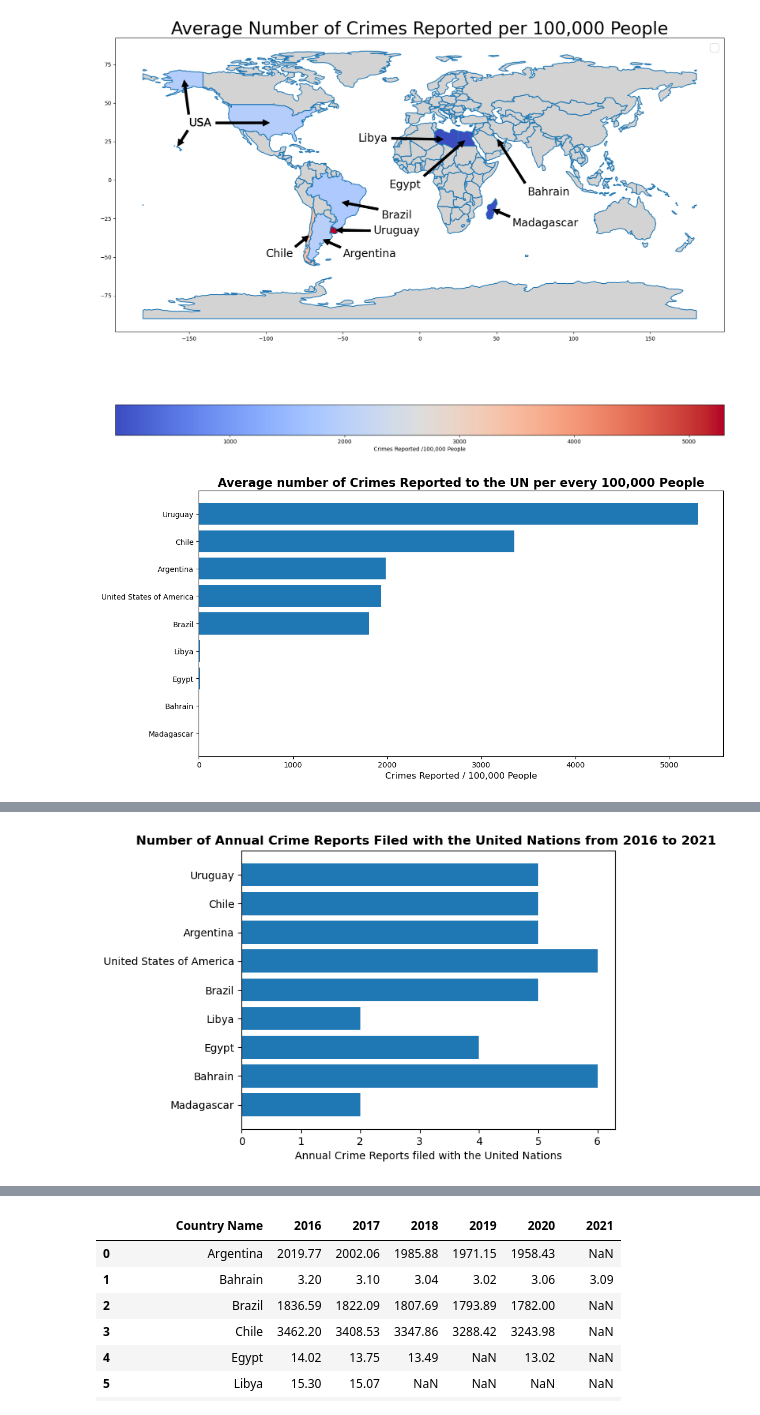
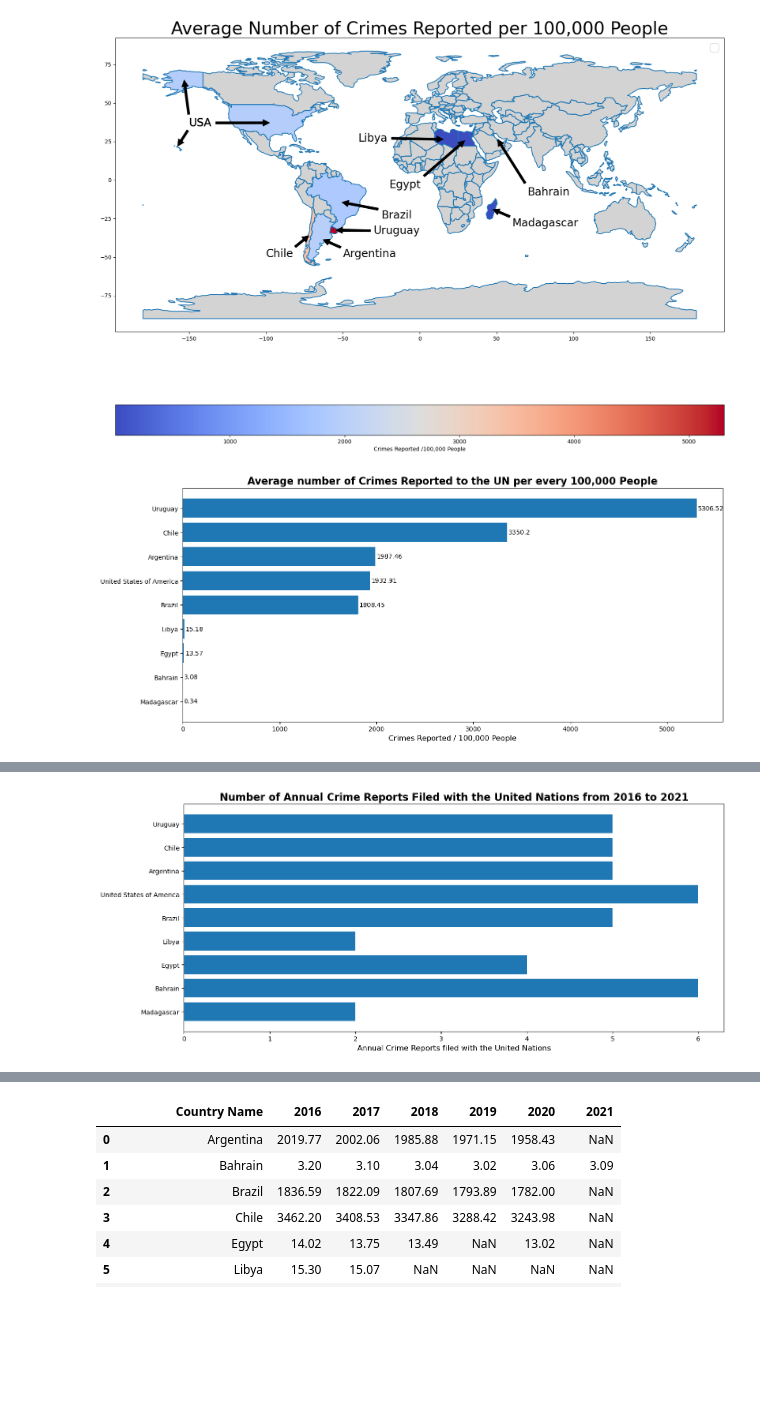
Before and after one commit to mnaffziger/project-one, a Jupyter notebook: Notebooks/UN_crime_vis_charts.ipynb, the cells around one changed output, grey strips where cells are left out. Saved outputs shown, nothing was run; the diff lists cells and outputs as text; code cells hidden in the pictures; blank space fills up the shorter version.

```diff
--- a/Notebooks/UN_crime_vis_charts.ipynb
+++ b/Notebooks/UN_crime_vis_charts.ipynb
@@ -150,22 +151,22 @@ No artists with labels found to put in legend.  Note that artists whose label st
 # %%
 # Create horizontal bar chart to show distribution of average crime reports
 # Ref: https://matplotlib.org/stable/gallery/text_labels_and_annotations/text_commands.html
 crimes = high_lvl_crimerate_summary['Average Crimes Committed /100,000 People']
 countries = high_lvl_crimerate_summary['Country Name']
 
-fig, ax = plt.subplots(figsize=(12,6), layout = 'tight')
-ax.barh(countries,crimes)
+fig, ax = plt.subplots(figsize=(14,6), layout = 'constrained')
+rects = ax.barh(countries,crimes, label= round(crimes,0))
+ax.bar_label(rects, padding=2)
 
 # plt.barh(countries, crimes)
 ax.set_xlabel(f"Crimes Reported / 100,000 People", fontsize = 12)
-
 ax.set_title(f"Average number of Crimes Reported to the UN per every 100,000 People", fontsize=16, fontweight = 'bold', wrap = True)
 
 plt.savefig(f"{crime_figs_dir}/average crime per 100k barh chart.png")
 
 plt.show()
 # %% [output]
-[figure, old version]
+[figure, new version]
 # %%
 high_lvl_crimerate_summary['Log of Crimes Committed /100,000 People'] = high_lvl_crimerate_summary['Average Crimes Committed /100,000 People'].apply(np.log)
 high_lvl_crimerate_summary
@@ -185,21 +186,15 @@ high_lvl_crimerate_summary
 crimes = high_lvl_crimerate_summary['Number of Annual Crime Reports Available']
 countries = high_lvl_crimerate_summary['Country Name']
 
-fig, ax = plt.subplots(figsize=(12,6), layout = 'tight')
+fig, ax = plt.subplots(figsize=(14,6), layout = 'tight')
 ax.barh(countries,crimes)
 
 # plt.barh(countries, crimes)
 ax.set_xlabel(f"Annual Crime Reports filed with the United Nations", fontsize = 12)
-
-ax.set_title(f"Average number of Crimes Reported to the UN per every 100,000 People", fontsize=16, fontweight = 'bold', wrap = True)
-
-plt.savefig(f"{crime_figs_dir}/average crime per 100k barh chart.png")
-
-plt.xlabel()
-plt.title(f"Number of Annual Crime Reports Filed with the United Nations from 2016 to 2021 ", fontsize=12, fontweight = 'bold')
+ax.set_title(f"Number of Annual Crime Reports Filed with the United Nations from 2016 to 2021", fontsize=16, fontweight = 'bold', wrap = True)
 
 plt.savefig(f"{crime_figs_dir}/annual crime reports filled barh chart.png")
 
 plt.show()
 # %% [output]
-[figure, old version]
+[figure, new version]
```
Also changed, not shown: parts of 6 cells of this notebook, 2 other files.
